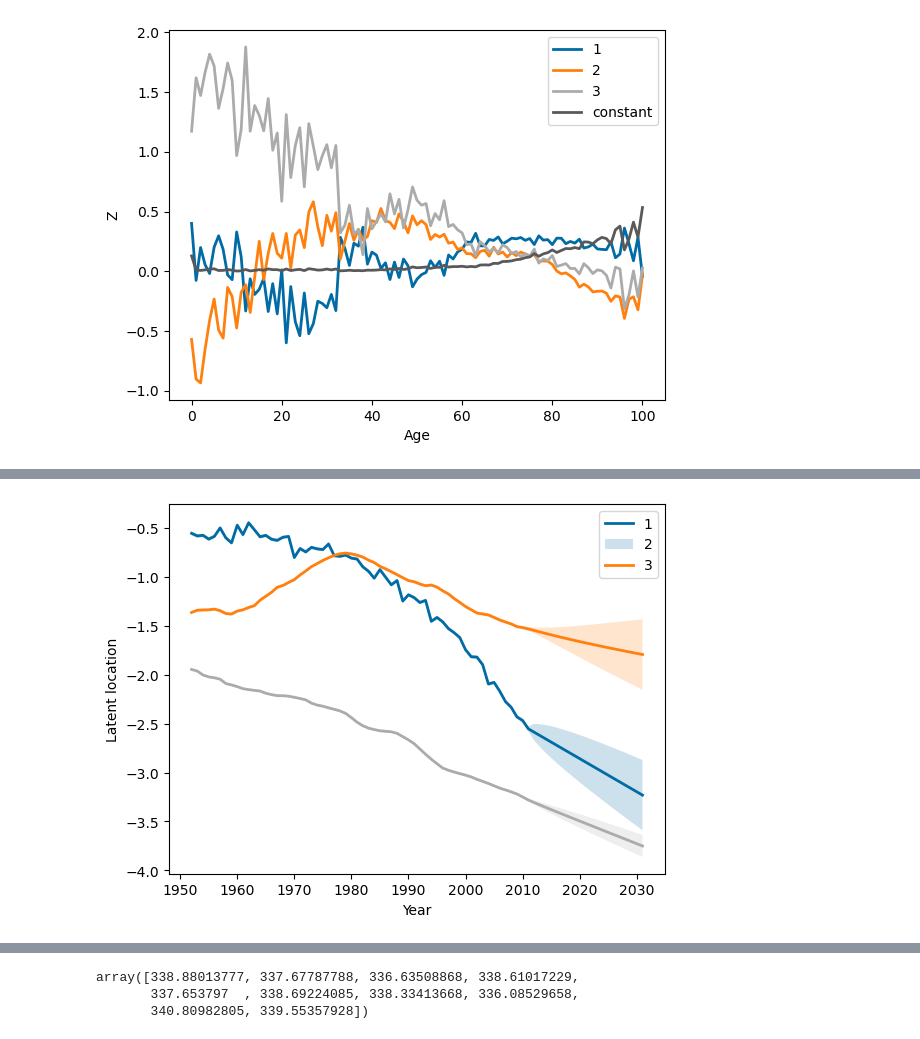
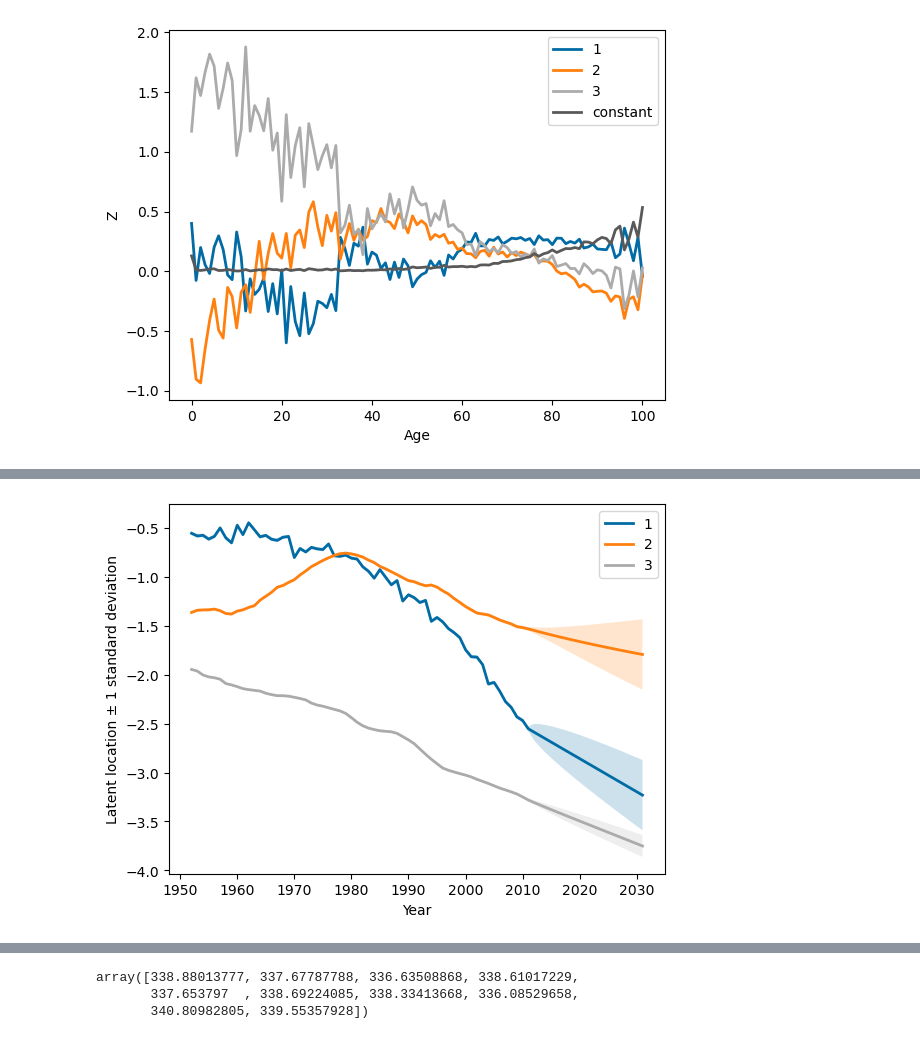
Before and after one commit to LPAndersson/VImortality, a Jupyter notebook: scripts/forecast.ipynb, the cells around one changed output, grey strips where cells are left out. Drawn from its saved outputs; the diff is of its cells as text; code cells hidden in the pictures.

```diff
--- a/scripts/forecast.ipynb
+++ b/scripts/forecast.ipynb
@@ -25,6 +25,8 @@ param = {
 }
 
 model_string = "%s_%d_%d_%s_%d_%d_%d" % (param['country'].name, param['first_year_train'], param['last_year_train'], param['sex'], param['max_age'], param['nn_layers'], param['latent_dim'])
+
+fig_path = "../manuscript/figs/"
 # %% [markdown]
 Load data
 # %%
@@ -58,13 +60,14 @@ for i in range(level_loc.shape[0]):
     ax.fill_between(range(param['first_year_train'],param['last_year_train']+1),
                     level_loc[i] - level_scale[i],
                     level_loc[i] + level_scale[i],
-                    alpha = 0.2)
+                    alpha = 0.2,
+                    label='_nolegend_')
 
 plt.xlabel ('Year')
-plt.ylabel ('Latent location')
+plt.ylabel ('Latent location ± 1 standard deviation')
 plt.gca().legend(('1','2','3'))
 
-fig.savefig("../pics/latent_level.pdf", bbox_inches='tight', dpi=300)
+fig.savefig(fig_path + model_string + "latent_level.pdf", bbox_inches='tight', dpi=300)
 
 
 fig, ax = plt.subplots()
@@ -73,11 +76,12 @@ for i in range(level_loc.shape[0]):
     ax.fill_between(range(param['first_year_train'],param['last_year_train']+1),
                     trend_loc[i] - trend_scale[i],
                     trend_loc[i] + trend_scale[i],
-                    alpha = 0.2)
+                    alpha = 0.2,
+                    label='_nolegend_')
 
 plt.xlabel ('Year')
-plt.ylabel ('Latent trend')
+plt.ylabel ('Latent trend ± 1 standard deviation')
 plt.gca().legend(('1','2','3'))
 
-fig.savefig("../pics/" + model_string + "latent_trend.pdf", bbox_inches='tight', dpi=300)
+fig.savefig(fig_path + model_string + "latent_trend.pdf", bbox_inches='tight', dpi=300)
 # %% [output]
@@ -175,22 +179,27 @@ for age in ages:
 # %%
 (fcast_mean, fcast_scale) = model.forecast_factors(forecast_length = 20)
 
 level = np.concatenate((model.level_loc, fcast_mean), axis = 1 )
 scale = np.concatenate((model.level_scale, fcast_scale), axis = 1 )
 
 fig, ax = plt.subplots()
 
 for i in range(level.shape[0]):
     ax.plot(range(param['first_year_train'], param['last_year_train'] + forecast_length + 1), level[i], linewidth = 2)
-    ax.fill_between(range(param['first_year_train'], param['last_year_train'] + forecast_length + 1), level[i] - scale[i], level[i] + scale[i], alpha=0.2)
+    ax.fill_between(
+        range(param['first_year_train'], param['last_year_train'] + forecast_length + 1),
+        level[i] - scale[i],
+        level[i] + scale[i],
+        alpha=0.2,
+        label='_nolegend_')
 
 plt.xlabel ('Year')
-plt.ylabel ('Latent location')
+plt.ylabel ('Latent location ± 1 standard deviation')
 plt.gca().legend(('1','2','3'))
 
-fig.savefig("../pics/" + model_string + "latent_forecast.png", bbox_inches='tight', dpi=300)
+fig.savefig(fig_path + model_string + "latent_forecast.pdf", bbox_inches='tight', dpi=300)
 # %% [output]
-[figure, old version]
+[figure, new version]
 # %%
 log_score = model.log_score(exposure_test, deaths_test, mc_samples = 1000)
 # %%
```
Also changed, not shown: parts of 6 cells of this notebook, 32 other files.
